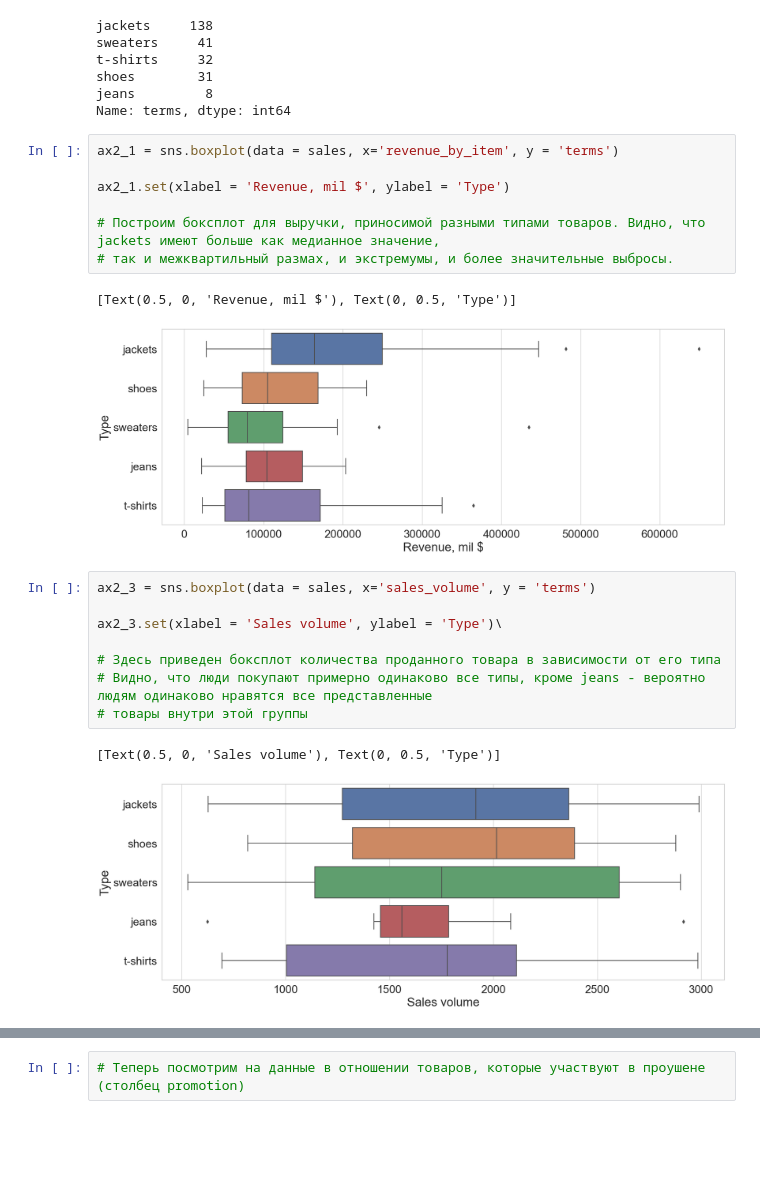
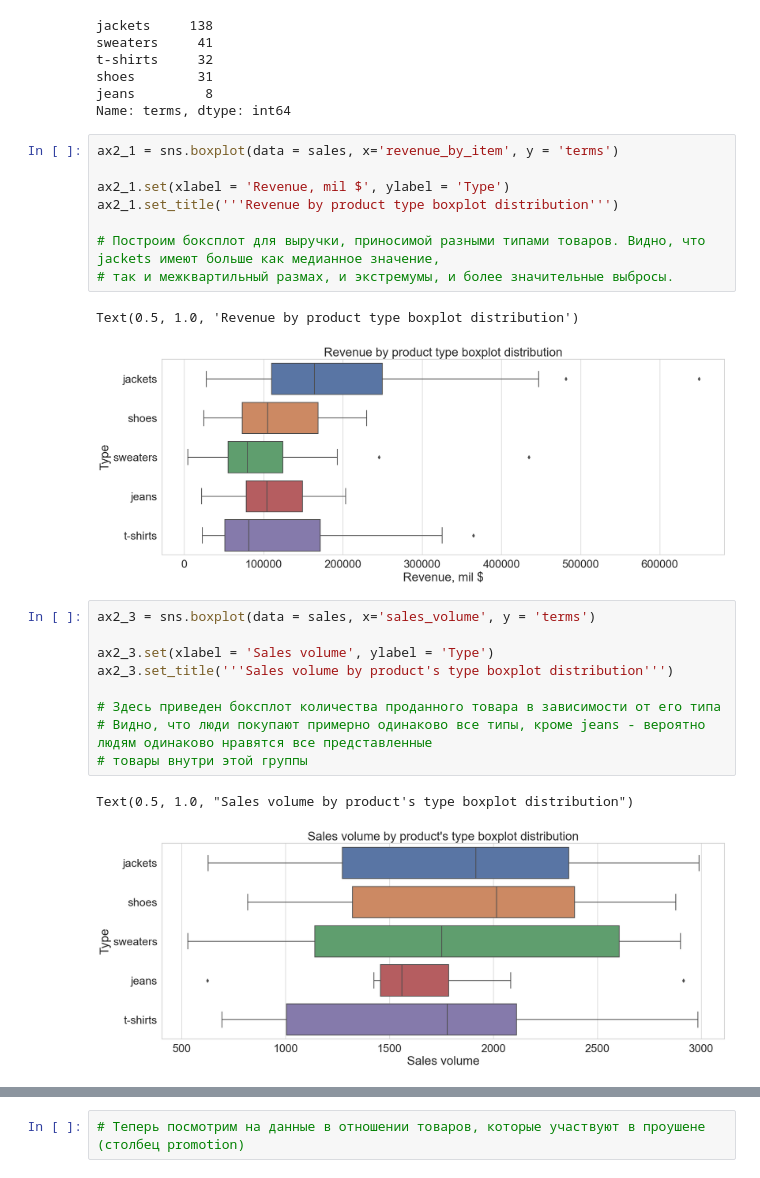
Before and after one commit to Kelebrimbor/Analytics, a Jupyter notebook: Zara_sales/Kaggle_Zara_sales.ipynb, the cells around one changed output, grey strips where cells are left out. Saved outputs shown, nothing was run; the diff lists cells and outputs as text; blank space fills up the shorter version.

```diff
--- a/Zara_sales/Kaggle_Zara_sales.ipynb
+++ b/Zara_sales/Kaggle_Zara_sales.ipynb
@@ -333,24 +343,26 @@ Name: terms, dtype: int64
 # %%
 ax2_1 = sns.boxplot(data = sales, x='revenue_by_item', y = 'terms')
 
 ax2_1.set(xlabel = 'Revenue, mil $', ylabel = 'Type')
+ax2_1.set_title('''Revenue by product type boxplot distribution''')
 
 # Построим боксплот для выручки, приносимой разными типами товаров. Видно, что jackets имеют больше как медианное значение,
 # так и межквартильный размах, и экстремумы, и более значительные выбросы.
 # %% [output]
-[Text(0.5, 0, 'Revenue, mil $'), Text(0, 0.5, 'Type')]
+Text(0.5, 1.0, 'Revenue by product type boxplot distribution')
-[figure, old version]
+[figure, new version]
 # %%
 ax2_3 = sns.boxplot(data = sales, x='sales_volume', y = 'terms')
 
-ax2_3.set(xlabel = 'Sales volume', ylabel = 'Type')\
+ax2_3.set(xlabel = 'Sales volume', ylabel = 'Type')
+ax2_3.set_title('''Sales volume by product's type boxplot distribution''')
 
 # Здесь приведен боксплот количества проданного товара в зависимости от его типа
 # Видно, что люди покупают примерно одинаково все типы, кроме jeans - вероятно людям одинаково нравятся все представленные
 # товары внутри этой группы
 # %% [output]
-[Text(0.5, 0, 'Sales volume'), Text(0, 0.5, 'Type')]
+Text(0.5, 1.0, "Sales volume by product's type boxplot distribution")
-[figure, old version]
+[figure, new version]
 # %%
 ax2_4 = sns.boxplot(data = sales, x = 'price', y = 'terms')
 
```
Also changed, not shown: parts of 36 cells of this notebook.
